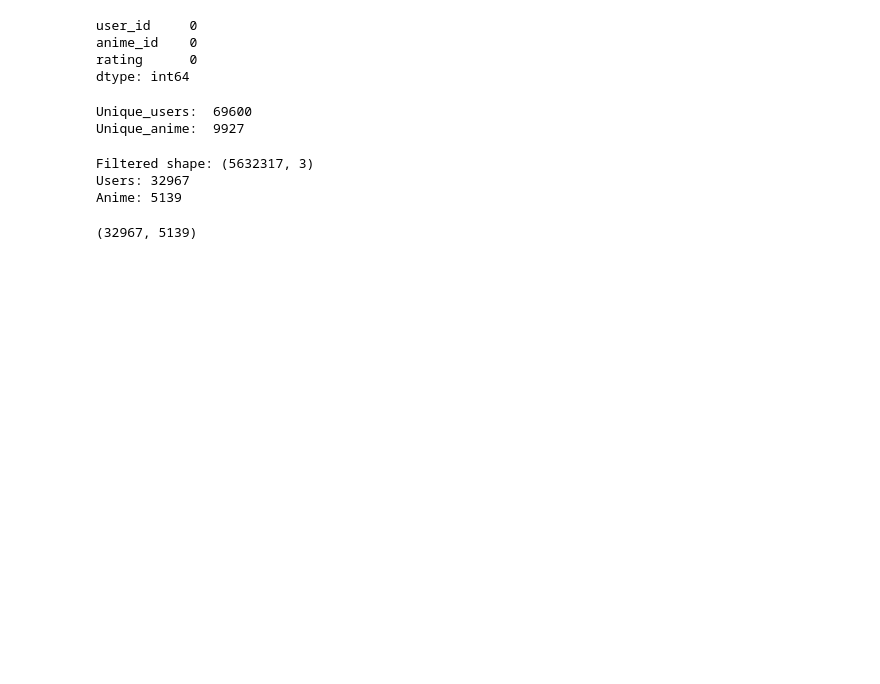
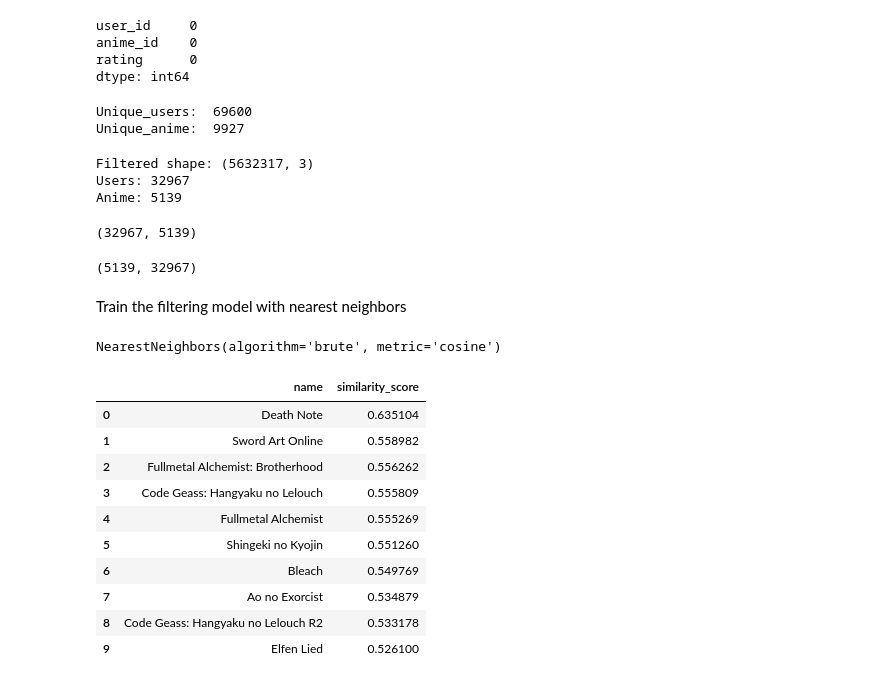
Before and after one commit to Aslngsng/Anime-Recommendation-System, a Jupyter notebook: notebook.ipynb, the cells around one changed output. Cells and saved outputs as stored; diff of their text form; code cells hidden in the pictures; blank space fills up the shorter version.

Commit message:
use cosine distance so anime with similar user-rating patterns are treated as close to each other

```diff
--- a/notebook.ipynb
+++ b/notebook.ipynb
@@ -376,3 +376,28 @@ user_anime_matrix = rating_filtered.pivot_table(
 print(user_anime_matrix.shape)
 # %% [output]
 (32967, 5139)
+# %%
+from scipy.sparse import csr_matrix
+
+user_anime_matrix_filled = user_anime_matrix.fillna(0)
+
+anime_user_matrix = csr_matrix(
+    user_anime_matrix_filled.T.values
+)
+
+print(anime_user_matrix.shape)
+# %% [output]
+(5139, 32967)
+# %% [markdown]
+Train the filtering model with nearest neighbors
+# %%
+from sklearn.neighbors import NearestNeighbors
+
+knn_model = NearestNeighbors(
+    metric="cosine",
+    algorithm="brute"
+)
+
+knn_model.fit(anime_user_matrix)
+# %% [output]
+NearestNeighbors(algorithm='brute', metric='cosine')
@@ -378,0 +420,47 @@ print(user_anime_matrix.shape)
+# %%
+def recommend_collaborative(anime_name, n=5):
+    anime_name_lower = anime_name.strip().lower()
+
+    if anime_name_lower not in anime_name_to_id:
+        return "Anime not found."
+
+    anime_id = anime_name_to_id[anime_name_lower]
+
+    if anime_id not in user_anime_matrix.columns:
+        return "Anime does not have enough ratings for collaborative filtering."
+
+    anime_position = list(user_anime_matrix.columns).index(anime_id)
+
+    distances, indices = knn_model.kneighbors(
+        anime_user_matrix[anime_position],
+        n_neighbors=n + 1
+    )
+
+    recommendations = []
+
+    for i in range(1, len(indices[0])):
+        recommended_position = indices[0][i]
+        recommended_id = user_anime_matrix.columns[recommended_position]
+
+        recommendations.append({
+            "name": anime_id_to_name.get(recommended_id, "Unknown"),
+            "similarity_score": 1 - distances[0][i]
+        })
+
+    return pd.DataFrame(recommendations)
+# %%
+# test
+
+recommend_collaborative("Naruto", n=10)
+# %% [output]
+|  | name | similarity_score |
+| 0 | Death Note | 0.635104 |
+| 1 | Sword Art Online | 0.558982 |
+| 2 | Fullmetal Alchemist: Brotherhood | 0.556262 |
+| 3 | Code Geass: Hangyaku no Lelouch | 0.555809 |
+| 4 | Fullmetal Alchemist | 0.555269 |
+| 5 | Shingeki no Kyojin | 0.551260 |
+| 6 | Bleach | 0.549769 |
+| 7 | Ao no Exorcist | 0.534879 |
+| 8 | Code Geass: Hangyaku no Lelouch R2 | 0.533178 |
+| 9 | Elfen Lied | 0.526100 |
```
Also changed, not shown: parts of 2 cells of this notebook.
